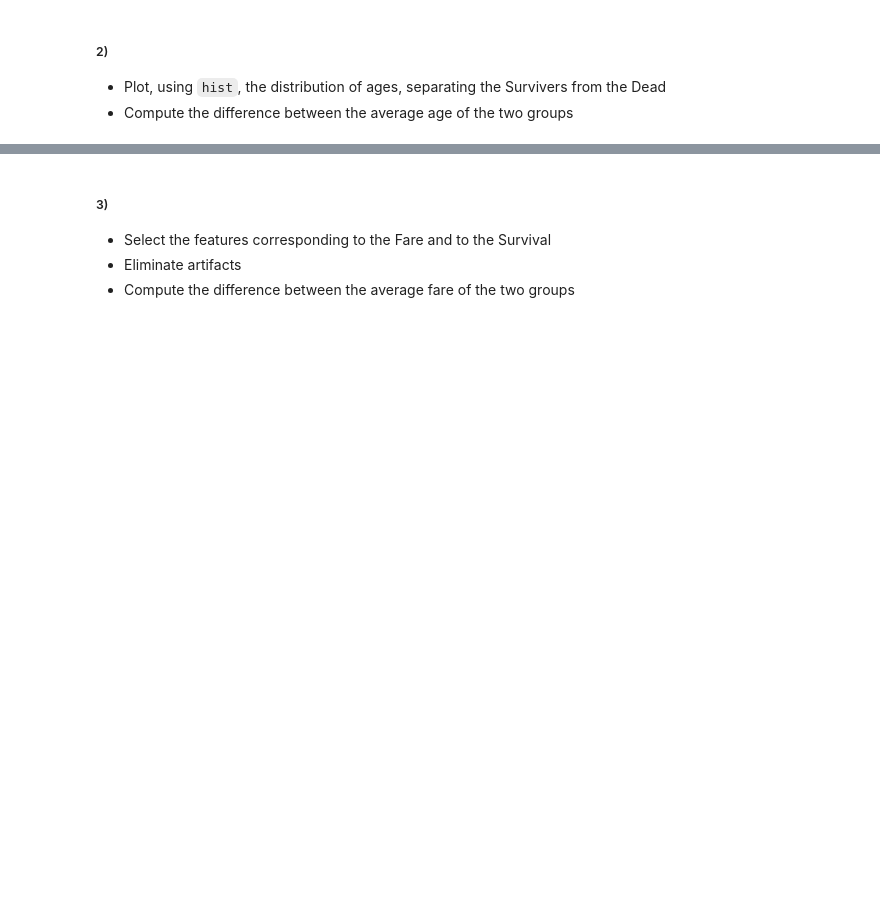
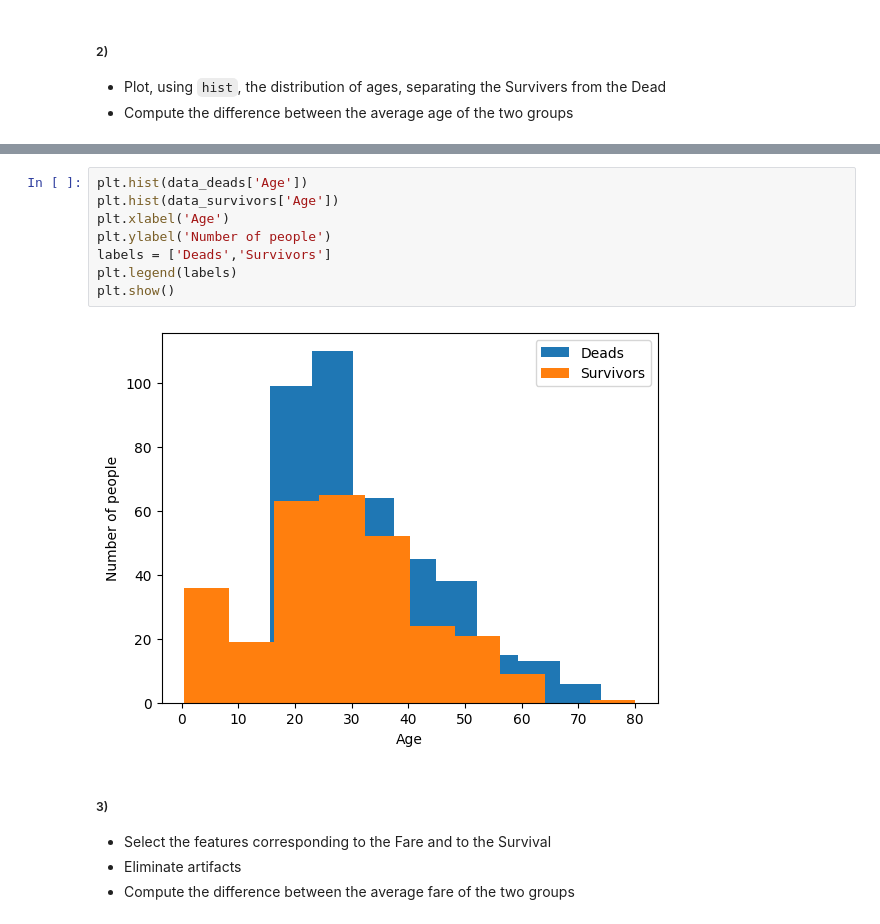
Before and after one commit to roduit/FundamentalLearningEPFL, a Jupyter notebook: TP1/FoIL_ex1_public.ipynb, the cells around one changed output, grey strips where cells are left out. Cells and saved outputs as stored; diff of their text form; blank space fills up the shorter version.

```diff
--- a/TP1/FoIL_ex1_public.ipynb
+++ b/TP1/FoIL_ex1_public.ipynb
@@ -441,3 +471,13 @@ the difference between the two means is 2.282489590110604 years
+# %%
+plt.hist(data_deads['Age'])
+plt.hist(data_survivors['Age'])
+plt.xlabel('Age')
+plt.ylabel('Number of people')
+labels = ['Deads','Survivors']
+plt.legend(labels)
+plt.show()
+# %% [output]
+[figure, added]
 # %% [markdown]
 ##### 3)
 *   Select the features corresponding to the Fare and to the Survival
```
Also changed, not shown: parts of 16 cells of this notebook.
